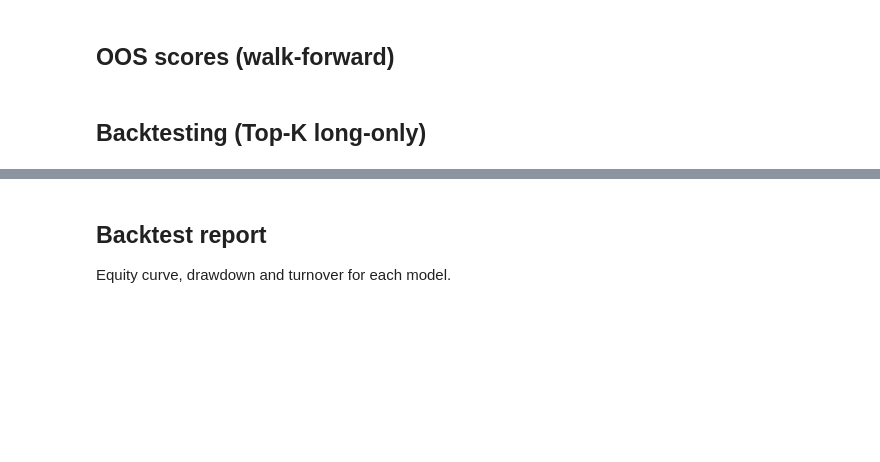
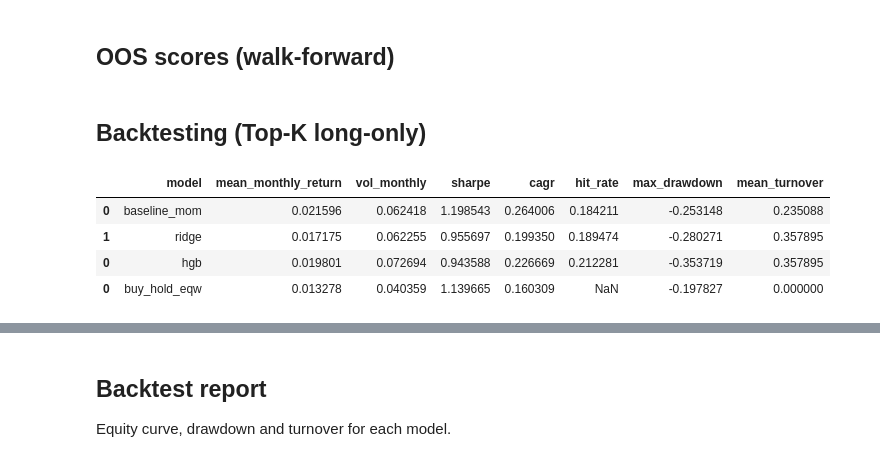
Before and after one commit to IgorDragone/hybrid-stock-prediction-thesis, a Jupyter notebook: notebooks/03_modeling.ipynb, the cells around one changed output, grey strips where cells are left out. Drawn from its saved outputs; the diff is of its cells as text; code cells hidden in the pictures; blank space fills up the shorter version.

```diff
--- a/notebooks/03_modeling.ipynb
+++ b/notebooks/03_modeling.ipynb
@@ -90,26 +115,45 @@ oos_hgb = oos_hgb.merge(base_scores, on=['date', 'ticker'], how='left')
 # %%
 n_tickers = df_model['ticker'].nunique()
 if n_tickers >= 40:
     top_k = 5
 elif n_tickers >= 25:
     top_k = 4
 else:
     top_k = 3
 
-bt_cfg = BacktestConfig(top_k=top_k)
+bt_cfg = BacktestConfig(
+    top_k=top_k,
+    overlay_enabled=True,
+    stress_threshold=0.5,
+    risk_off_exposure=0.6,
+)
 
-score_cols = {
+score_cols_ridge = {
     'baseline_mom': 'baseline_mom',
     'ridge': 'score_ridge',
+}
+score_cols_hgb = {
     'hgb': 'score_hgb',
 }
 
-summary_ridge, artifacts_ridge = backtest_from_scores(oos_ridge, score_cols, bt_cfg)
-summary_hgb, artifacts_hgb = backtest_from_scores(oos_hgb, score_cols, bt_cfg)
+summary_ridge, artifacts_ridge = backtest_from_scores(oos_ridge, score_cols_ridge, bt_cfg)
+summary_hgb, artifacts_hgb = backtest_from_scores(oos_hgb, score_cols_hgb, bt_cfg)
 
-# Equal‑weight benchmark
+# Equal‑weight benchmark (with same overlay settings)
 ew_ret = equal_weight_returns(oos_ridge, bt_cfg)
-print("Equal‑weight mean monthly return:", ew_ret.mean())
+ew_turnover = pd.Series(0.0, index=ew_ret.index)
+ew_summary = summarize_portfolio(ew_ret, turnover=ew_turnover)
+ew_row = pd.DataFrame([{
+    'model': 'buy_hold_eqw',
+    **ew_summary,
+    'hit_rate': np.nan,
+}])
 
-summary = pd.concat([summary_ridge, summary_hgb]).drop_duplicates('model')
+summary = pd.concat([summary_ridge, summary_hgb, ew_row]).drop_duplicates('model')
 display(summary)
+# %% [output]
+|  | model | mean_monthly_return | vol_monthly | sharpe | cagr | hit_rate | max_drawdown | mean_turnover |
+| 0 | baseline_mom | 0.021596 | 0.062418 | 1.198543 | 0.264006 | 0.184211 | -0.253148 | 0.235088 |
+| 1 | ridge | 0.017175 | 0.062255 | 0.955697 | 0.199350 | 0.189474 | -0.280271 | 0.357895 |
+| 0 | hgb | 0.019801 | 0.072694 | 0.943588 | 0.226669 | 0.212281 | -0.353719 | 0.357895 |
+| 0 | buy_hold_eqw | 0.013278 | 0.040359 | 1.139665 | 0.160309 | NaN | -0.197827 | 0.000000 |
```
Also changed, not shown: parts of 15 cells of this notebook, 15 other files.
